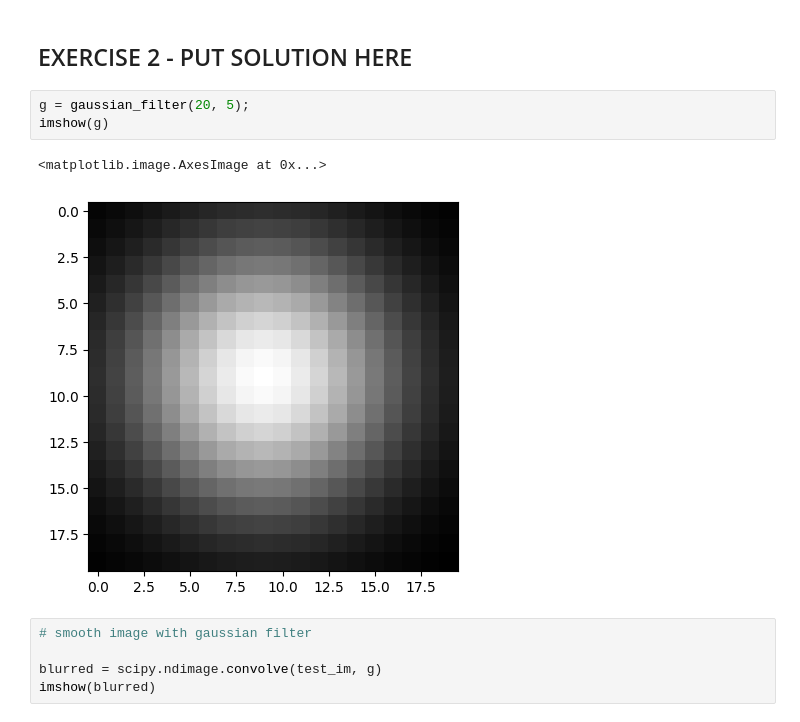
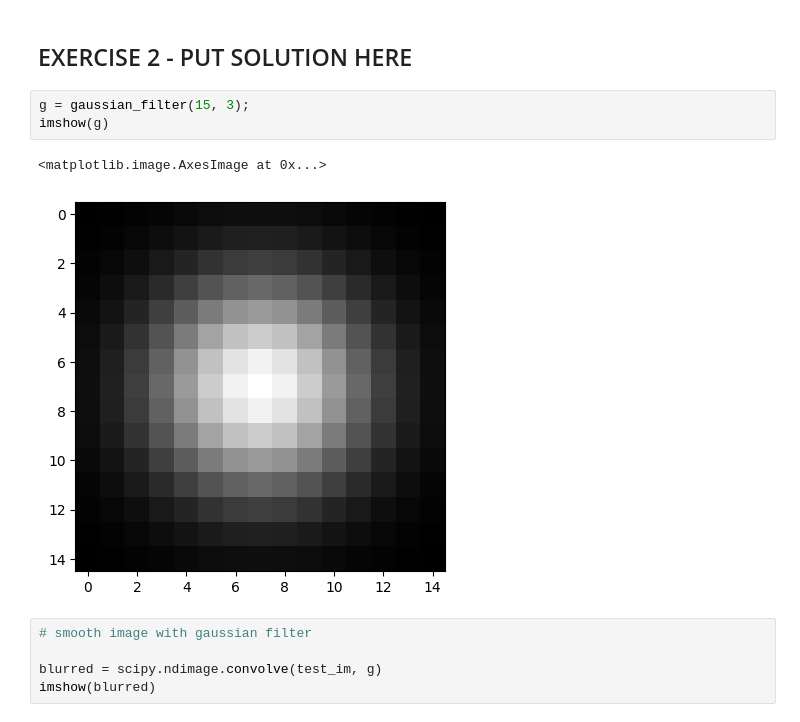
Before and after one commit to tambourine-dev/VisComp, a Jupyter notebook: Exercises/W3/W3_exercise.ipynb, the cells around one changed output. Cells and saved outputs as stored; diff of their text form.

```diff
--- a/Exercises/W3/W3_exercise.ipynb
+++ b/Exercises/W3/W3_exercise.ipynb
@@ -248,11 +248,11 @@ imshow(gradient_magnitude_threshold(pkx, pky, 0.5))
 # %% [markdown]
 ## EXERCISE 2 - PUT SOLUTION HERE
 # %%
-g = gaussian_filter(20, 5);
+g = gaussian_filter(15, 3);
 imshow(g)
 # %% [output]
 <matplotlib.image.AxesImage at 0x...>
-[figure, old version]
+[figure, new version]
 # %%
 # smooth image with gaussian filter
 
```
Also changed, not shown: parts of 7 cells of this notebook.
